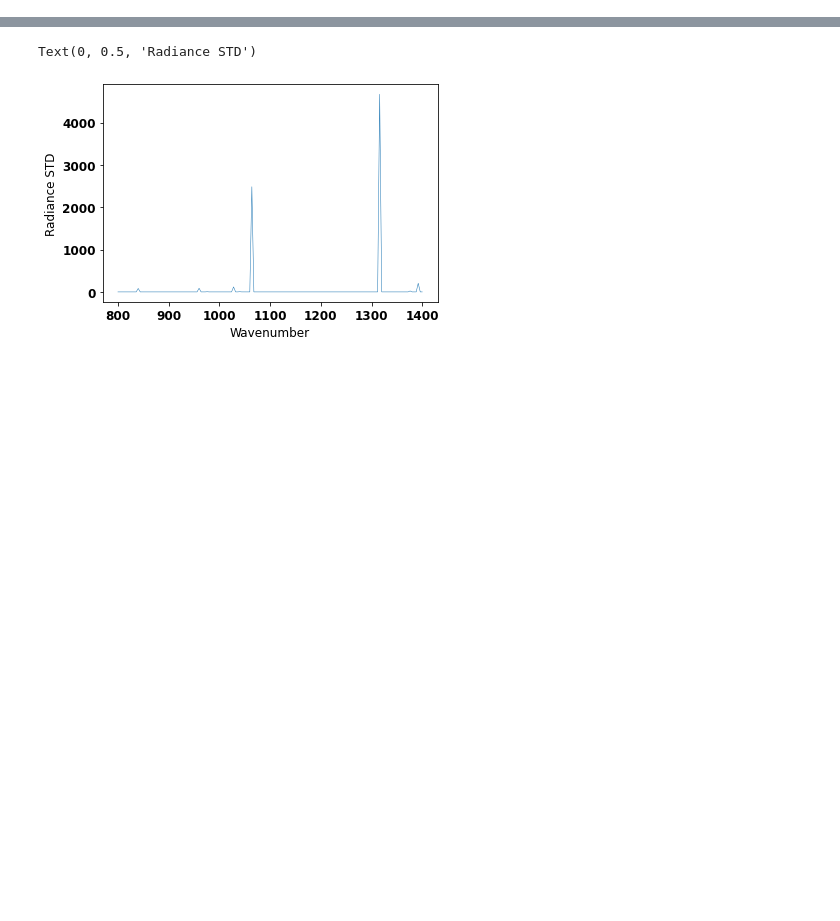
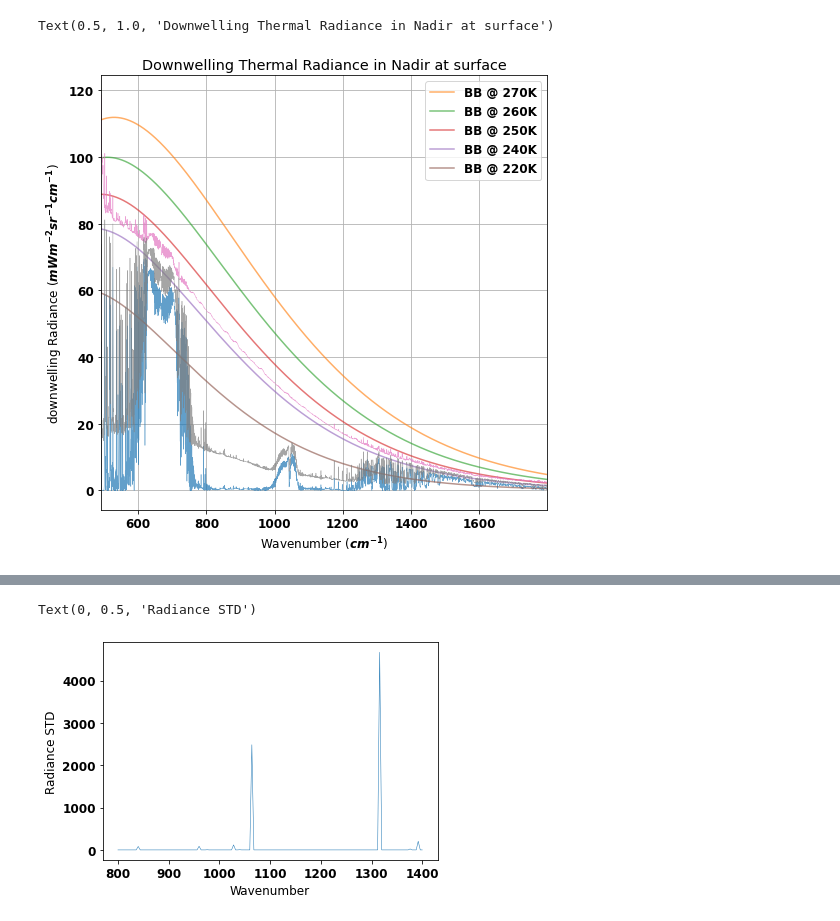
Before and after one commit to costachris/arctic_surface_forcing, a Jupyter notebook: rad_transfer_python/summit_aeri.ipynb, the cells around one changed output, grey strips where cells are left out. Cells and saved outputs as stored; diff of their text form; code cells hidden in the pictures; blank space fills up the shorter version.

```diff
--- a/rad_transfer_python/summit_aeri.ipynb
+++ b/rad_transfer_python/summit_aeri.ipynb
@@ -86,0 +62,2 @@ Text(0, 0.5, 'Radiance')
+# %%
+file_paths_sub = [raw_aeri_data_dir + fname for fname in file_paths if '201501' in fname][:7]
@@ -86,0 +102,7 @@ Text(0, 0.5, 'Radiance')
+# %%
+def preprocess_spectra_ds(ds):
+    time_offset = ds['time_offset']
+#     base_time = ds['base_time']
+    ds_subset = ds['mean_rad'].to_dataset()
+    ds_subset = ds_subset.assign_coords({'time':time_offset})
+    return ds_subset
@@ -86,0 +121,10 @@ Text(0, 0.5, 'Radiance')
+# %%
+ds_i = xr.open_mfdataset(file_paths_sub,
+                         combine = 'by_coords',
+                         concat_dim = 'time',
+                         preprocess=preprocess_spectra_ds)
+# %%
+ds_i_nan = ds_i.where(ds_i > 0, np.nan)
+ds_i_time_max = ds_i_nan.max('time')
+ds_i_time_min = ds_i_nan.min('time')
+ds_i_time_median = ds_i_nan.median('time')
@@ -87,3 +156,39 @@ Text(0, 0.5, 'Radiance')
+# %%
+plt.figure(figsize = (8,8))
+# ds_i
+k_grid = ds_i_time['wnum'].values
+rad = ds_i_time_min['mean_rad'].values
+plt.plot(k_grid, rad, linewidth = 0.5, alpha=0.7)
+
+
+
+wavenum_m = k_grid*1e2
+W_m_mW_cm = 1e2*1e3
+plt.plot(k_grid, W_m_mW_cm*planck_wavenumber(wavenum_m,270),label='BB @ 270K',alpha=0.63)
+plt.plot(k_grid, W_m_mW_cm*planck_wavenumber(wavenum_m,260),label='BB @ 260K',alpha=0.63)
+plt.plot(k_grid, W_m_mW_cm*planck_wavenumber(wavenum_m,250),label='BB @ 250K',alpha=0.63)
+plt.plot(k_grid, W_m_mW_cm*planck_wavenumber(wavenum_m,240),label='BB @ 240K',alpha=0.63)
+plt.plot(k_grid, W_m_mW_cm*planck_wavenumber(wavenum_m,220),label='BB @ 220K',alpha=0.63)
+plt.legend(loc=0)
+
+k_grid = ds_i_time['wnum'].values
+rad = ds_i_time_max['mean_rad'].values
+plt.plot(k_grid, rad, linewidth = 0.5,alpha=0.7)
+
+
+k_grid = ds_i_time['wnum'].values
+rad = ds_i_time_median['mean_rad'].values
+plt.plot(k_grid, rad, linewidth = 0.5,alpha=0.7)
+
+plt.xlim((491,1799))
+
+plt.grid()
+plt.xlabel('Wavenumber ($cm^{-1}$)')
+plt.ylabel(r'downwelling Radiance ($mW m^{-2} sr^{-1} cm^{-1}$)')
+plt.title('Downwelling Thermal Radiance in Nadir at surface')
+# %% [output]
+Text(0.5, 1.0, 'Downwelling Thermal Radiance in Nadir at surface')
+[figure, added]
 # %%
 standard_dev_rad = ds_i_time['standard_dev_mean_rad'].values
 k_grid2 = ds_i_time['wnum2'].values
```
Also changed, not shown: parts of 16 cells of this notebook, 6 other files.
